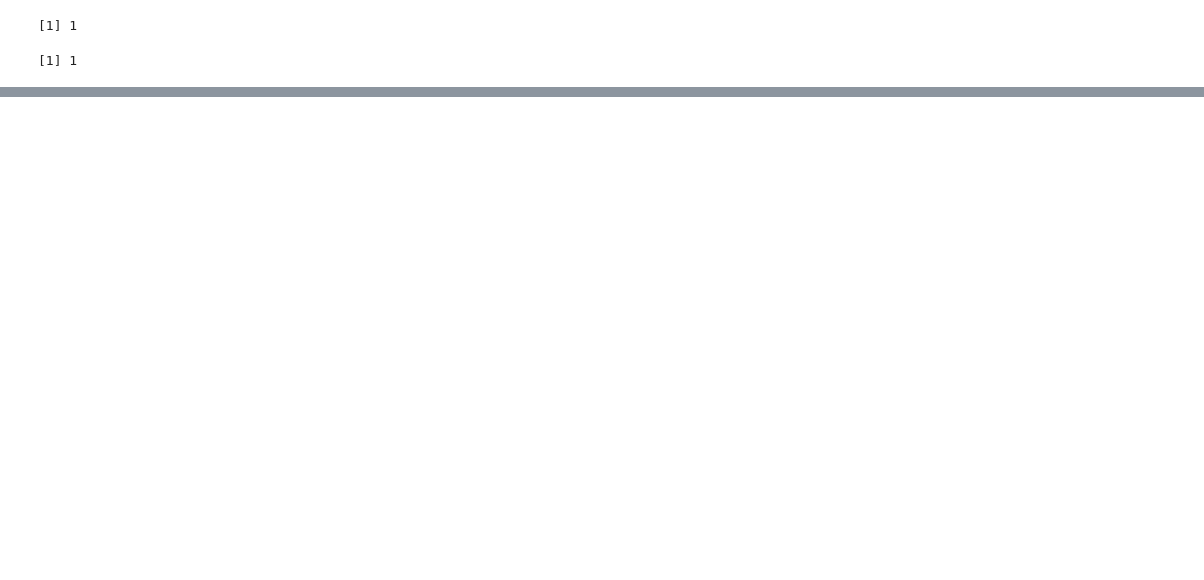
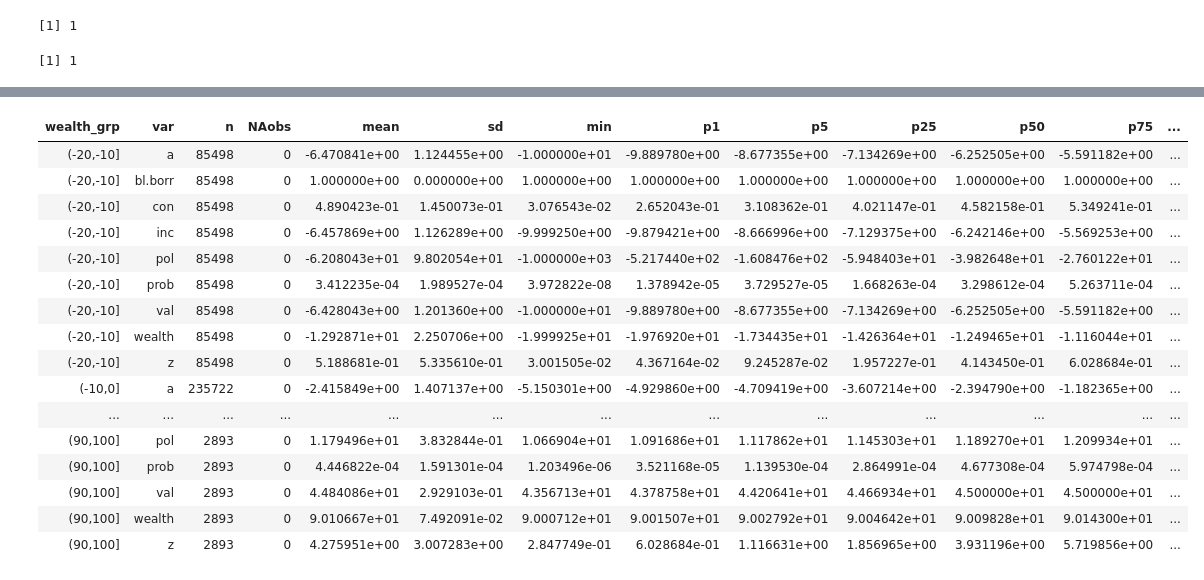
Before and after one commit to FanWangEcon/R4Econ, a Jupyter notebook: dynamic/dist/discperc.ipynb, the cells around one changed output, grey strips where cells are left out. Cells and saved outputs as stored; diff of their text form; code cells hidden in the pictures; blank space fills up the shorter version.

```diff
--- a/dynamic/dist/discperc.ipynb
+++ b/dynamic/dist/discperc.ipynb
@@ -173,0 +171,16 @@ tibble(ar.it.simu=ar.it.simu) %>% ggplot(aes(x=ar.it.simu)) + geom_density()
+# %%
+# Cut Wealth Distribution
+ar.fl.wealth.cuts <- (hist(df.sampled$wealth, breaks = 10, plot = FALSE))$breaks
+df.sampled <- df.sampled %>% mutate(wealth_grp = cut(wealth, ar.fl.wealth.cuts))
+# %%
+# Group by Statistics
+df <- df.sampled
+vars.group.by = c('wealth_grp')
+transpose = FALSE
+fmt_mean = '%.1f'
+fmt_sd = '%.1f'
+
+df.wealth.cut <- df %>%
+            arrange(!!!syms(vars.group.by)) %>%
+                    group_by(!!!syms(vars.group.by)) %>%
+                    do(data.frame(f.summ.percentiles(.)))
@@ -174,3 +205,23 @@ tibble(ar.it.simu=ar.it.simu) %>% ggplot(aes(x=ar.it.simu)) + geom_density()
+# %%
+df.wealth.cut
+# %% [output]
+| wealth_grp | var | n | NAobs | mean | sd | min | p1 | p5 | p25 | p50 | p75 | ... |
+| (-20,-10] | a | 85498 | 0 | -6.470841e+00 | 1.124455e+00 | -1.000000e+01 | -9.889780e+00 | -8.677355e+00 | -7.134269e+00 | -6.252505e+00 | -5.591182e+00 | ... |
+| (-20,-10] | bl.borr | 85498 | 0 | 1.000000e+00 | 0.000000e+00 | 1.000000e+00 | 1.000000e+00 | 1.000000e+00 | 1.000000e+00 | 1.000000e+00 | 1.000000e+00 | ... |
+| (-20,-10] | con | 85498 | 0 | 4.890423e-01 | 1.450073e-01 | 3.076543e-02 | 2.652043e-01 | 3.108362e-01 | 4.021147e-01 | 4.582158e-01 | 5.349241e-01 | ... |
+| (-20,-10] | inc | 85498 | 0 | -6.457869e+00 | 1.126289e+00 | -9.999250e+00 | -9.879421e+00 | -8.666996e+00 | -7.129375e+00 | -6.242146e+00 | -5.569253e+00 | ... |
+| (-20,-10] | pol | 85498 | 0 | -6.208043e+01 | 9.802054e+01 | -1.000000e+03 | -5.217440e+02 | -1.608476e+02 | -5.948403e+01 | -3.982648e+01 | -2.760122e+01 | ... |
+| (-20,-10] | prob | 85498 | 0 | 3.412235e-04 | 1.989527e-04 | 3.972822e-08 | 1.378942e-05 | 3.729527e-05 | 1.668263e-04 | 3.298612e-04 | 5.263711e-04 | ... |
+| (-20,-10] | val | 85498 | 0 | -6.428043e+00 | 1.201360e+00 | -1.000000e+01 | -9.889780e+00 | -8.677355e+00 | -7.134269e+00 | -6.252505e+00 | -5.591182e+00 | ... |
+| (-20,-10] | wealth | 85498 | 0 | -1.292871e+01 | 2.250706e+00 | -1.999925e+01 | -1.976920e+01 | -1.734435e+01 | -1.426364e+01 | -1.249465e+01 | -1.116044e+01 | ... |
+| (-20,-10] | z | 85498 | 0 | 5.188681e-01 | 5.335610e-01 | 3.001505e-02 | 4.367164e-02 | 9.245287e-02 | 1.957227e-01 | 4.143450e-01 | 6.028684e-01 | ... |
+| (-10,0] | a | 235722 | 0 | -2.415849e+00 | 1.407137e+00 | -5.150301e+00 | -4.929860e+00 | -4.709419e+00 | -3.607214e+00 | -2.394790e+00 | -1.182365e+00 | ... |
+| ... | ... | ... | ... | ... | ... | ... | ... | ... | ... | ... | ... | ... |
+| (90,100] | pol | 2893 | 0 | 1.179496e+01 | 3.832844e-01 | 1.066904e+01 | 1.091686e+01 | 1.117862e+01 | 1.145303e+01 | 1.189270e+01 | 1.209934e+01 | ... |
+| (90,100] | prob | 2893 | 0 | 4.446822e-04 | 1.591301e-04 | 1.203496e-06 | 3.521168e-05 | 1.139530e-04 | 2.864991e-04 | 4.677308e-04 | 5.974798e-04 | ... |
+| (90,100] | val | 2893 | 0 | 4.484086e+01 | 2.929103e-01 | 4.356713e+01 | 4.378758e+01 | 4.420641e+01 | 4.466934e+01 | 4.500000e+01 | 4.500000e+01 | ... |
+| (90,100] | wealth | 2893 | 0 | 9.010667e+01 | 7.492091e-02 | 9.000712e+01 | 9.001507e+01 | 9.002792e+01 | 9.004642e+01 | 9.009828e+01 | 9.014300e+01 | ... |
+| (90,100] | z | 2893 | 0 | 4.275951e+00 | 3.007283e+00 | 2.847749e-01 | 6.028684e-01 | 1.116631e+00 | 1.856965e+00 | 3.931196e+00 | 5.719856e+00 | ... |
 # %%
 ar.st.vars <- c('a', 'z')
 list.ar.fl <- list(ar.a, ar.z)
```
Also changed, not shown: parts of 17 cells of this notebook.
